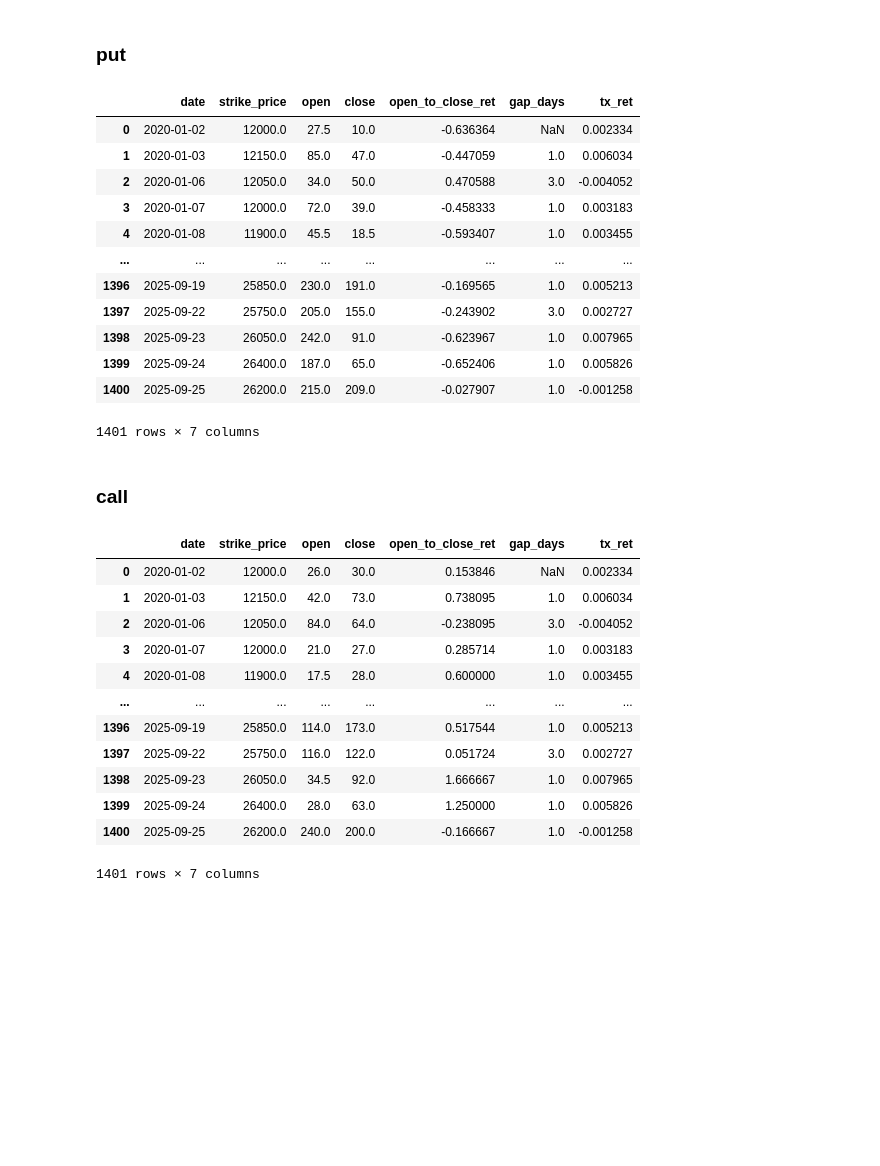
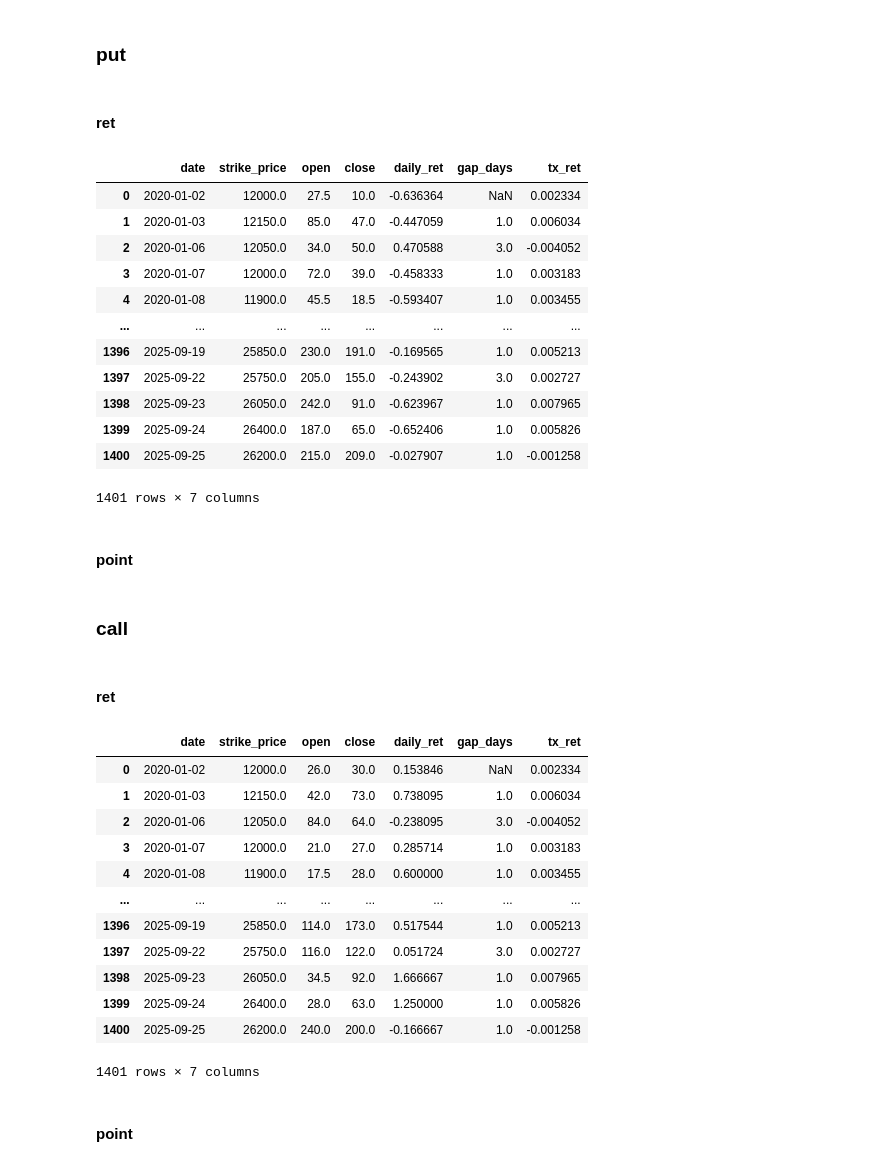
Before and after one commit to Xin95172/JimQuant, a Jupyter notebook: OP假日前傾向/main.ipynb, the cells around one changed output. Saved outputs shown, nothing was run; the diff lists cells and outputs as text; code cells hidden in the pictures; blank space fills up the shorter version.

```diff
--- a/OP假日前傾向/main.ipynb
+++ b/OP假日前傾向/main.ipynb
@@ -502,33 +805,35 @@ plot_df_columns(ret_df_norm, ["cum_tw_ret", "cum_put_ret", "cum_call_ret"])
 ## 放假前 夜盤 open - 夜盤 close
 # %% [markdown]
 ### put
+# %% [markdown]
+#### ret
 # %%
 night_put_df = (
     opa_atm_df.loc[opa_atm_df["call_put"] == "put", ["date", "strike_price", "open", "close"]]
     .copy()
 )
 night_put_df["date"] = pd.to_datetime(night_put_df["date"])
 night_put_df.sort_values("date", inplace = True)
 put_mask = (night_put_df["open"] > 0) & (night_put_df["close"] > 0)
-night_put_df["open_to_close_ret"] = np.where(
+night_put_df["daily_ret"] = np.where(
     put_mask,
     (night_put_df["close"] / night_put_df["open"]) - 1,
     np.nan
 )
 night_put_df["gap_days"] = night_put_df["date"].diff().dt.days
 night_put_df.reset_index(drop = True, inplace = True)
 
 txa_day_ret = txa_df[["Timestamp", "Open", "Close"]].copy()
 txa_day_ret["Timestamp"] = pd.to_datetime(txa_day_ret["Timestamp"])
 txa_day_ret["tx_ret"] = (txa_day_ret["Close"] / txa_day_ret["Open"]) - 1
 night_put_df = night_put_df.merge(
     txa_day_ret.rename(columns = {"Timestamp": "date"})[["date", "tx_ret"]],
     on = "date",
     how = "left"
 )
 night_put_df
 # %% [output]
-|  | date | strike_price | open | close | open_to_close_ret | gap_days | tx_ret |
+|  | date | strike_price | open | close | daily_ret | gap_days | tx_ret |
 | 0 | 2020-01-02 | 12000.0 | 27.5 | 10.0 | -0.636364 | NaN | 0.002334 |
 | 1 | 2020-01-03 | 12150.0 | 85.0 | 47.0 | -0.447059 | 1.0 | 0.006034 |
 | 2 | 2020-01-06 | 12050.0 | 34.0 | 50.0 | 0.470588 | 3.0 | -0.004052 |
@@ -558,0 +866,2 @@ plot(night_put_df, ["norm_cum_demeaned_open_to_close_ret", "norm_cum_demeaned_tx
+# %% [markdown]
+#### point
@@ -559,5 +911,7 @@ plot(night_put_df, ["norm_cum_demeaned_open_to_close_ret", "norm_cum_demeaned_tx
 # %% [markdown]
 ### call
+# %% [markdown]
+#### ret
 # %%
 night_call_df = (
     opa_atm_df.loc[opa_atm_df["call_put"] == "call", ["date", "strike_price", "open", "close"]]
@@ -566,7 +920,7 @@ night_call_df = (
 night_call_df["date"] = pd.to_datetime(night_call_df["date"])
 night_call_df.sort_values("date", inplace = True)
 call_mask = (night_call_df["open"] > 0) & (night_call_df["close"] > 0)
-night_call_df["open_to_close_ret"] = np.where(
+night_call_df["daily_ret"] = np.where(
     call_mask,
     (night_call_df["close"] / night_call_df["open"]) - 1,
     np.nan
@@ -584,7 +938,7 @@ night_call_df = night_call_df.merge(
 )
 night_call_df
 # %% [output]
-|  | date | strike_price | open | close | open_to_close_ret | gap_days | tx_ret |
+|  | date | strike_price | open | close | daily_ret | gap_days | tx_ret |
 | 0 | 2020-01-02 | 12000.0 | 26.0 | 30.0 | 0.153846 | NaN | 0.002334 |
 | 1 | 2020-01-03 | 12150.0 | 42.0 | 73.0 | 0.738095 | 1.0 | 0.006034 |
 | 2 | 2020-01-06 | 12050.0 | 84.0 | 64.0 | -0.238095 | 3.0 | -0.004052 |
@@ -614,0 +971,2 @@ plot(night_call_df, ["norm_cum_demeaned_open_to_close_ret", "norm_cum_demeaned_t
+# %% [markdown]
+#### point
```
Also changed, not shown: parts of 40 cells of this notebook.
